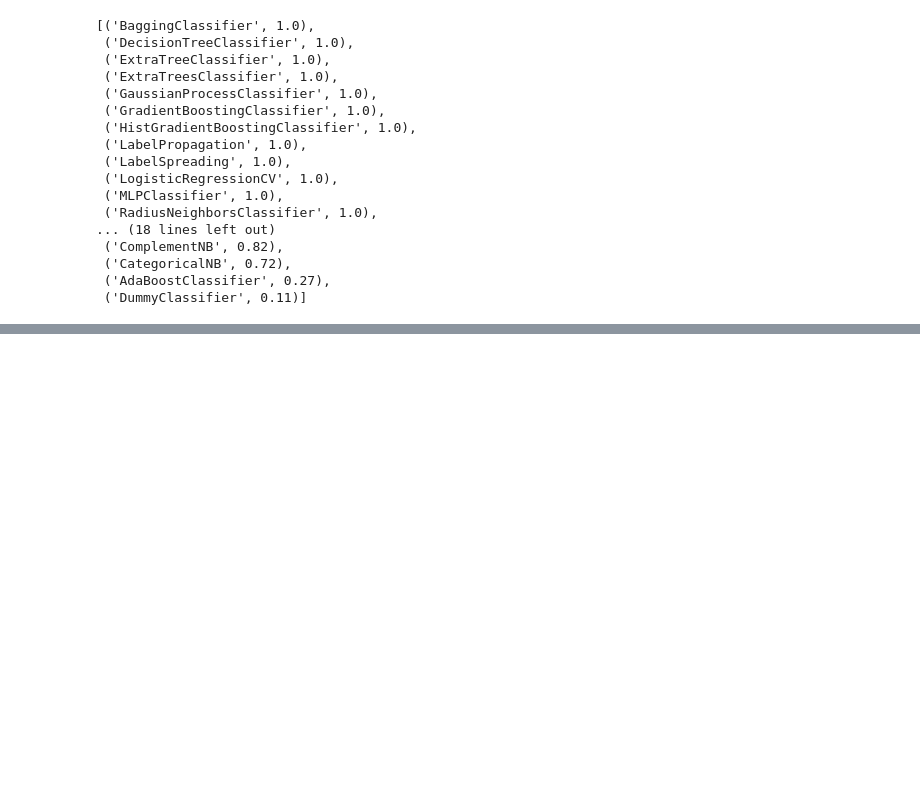
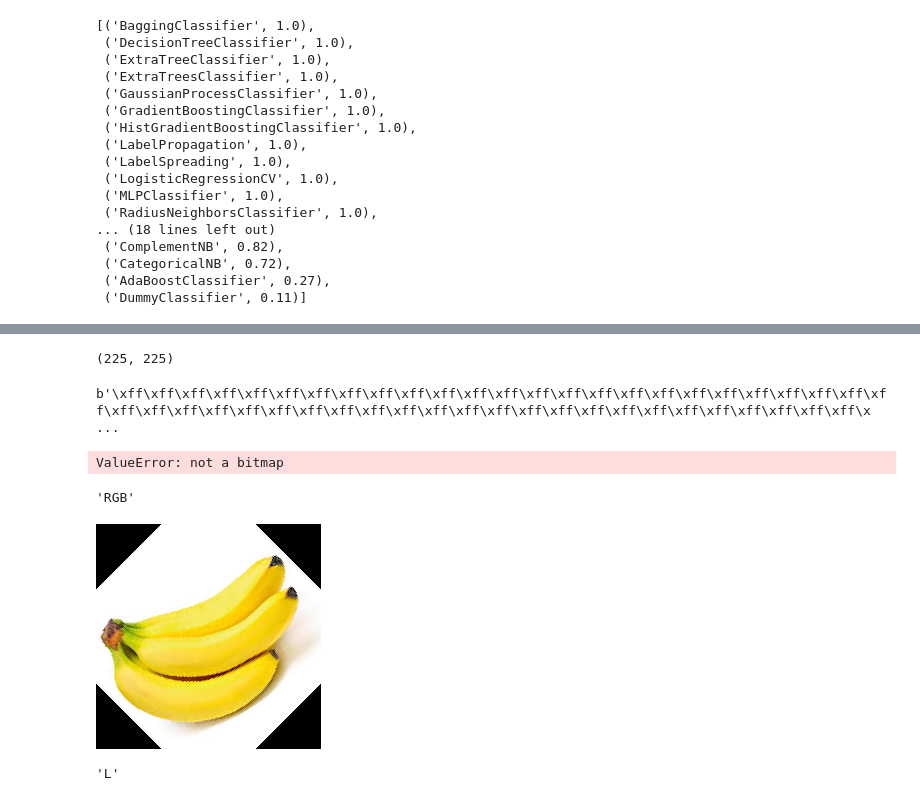
Before and after one commit to hongyeol-seo/ex_dacon_study, a Jupyter notebook: ex_ml/230315_digit(숫자분류).ipynb, the cells around one changed output, grey strips where cells are left out. Saved outputs shown, nothing was run; the diff lists cells and outputs as text; code cells hidden in the pictures; blank space fills up the shorter version.

```diff
--- a/ex_ml/230315_digit(숫자분류).ipynb
+++ b/ex_ml/230315_digit(숫자분류).ipynb
@@ -232,3 +232,14 @@ sorted(result, key=lambda x : x[1], reverse=True) #정렬해서 보여주기
  ('CategoricalNB', 0.72),
  ('AdaBoostClassifier', 0.27),
  ('DummyClassifier', 0.11)]
+# %%
+FILE = r'C:\Users\seo\Desktop\ex_dacon\ex_ml\Banna.jpg'
+# %%
+from PIL import Image
+# im = Image.open("hopper.ppm")
+try :
+
+    im = Image.open(FILE)
+
+except Exception as e:
+    print(e)
@@ -234,0 +250,19 @@ sorted(result, key=lambda x : x[1], reverse=True) #정렬해서 보여주기
+# %%
+#png 이미지 파일 속성
+im.width, im.height
+# %% [output]
+(225, 225)
+# %%
+#이미지 low데이터 가져온것 16진수로 가져옴.
+
+im.tobytes()
+# %% [output]
+b'\xff\xff\xff\xff\xff\xff\xff\xff\xff\xff\xff\xff\xff\xff\xff\xff\xff\xff\xff\xff\xff\xff\xff\xff\xff\xff\xff\xff\xff\xff\xff\xff\xff\xff\xff\xff\xff\xff\xff\xff\xff\xff\xff\xff\xff\xff\xff\xff\xff\x ...
+# %%
+im.tobitmap()
+# %% [output]
+ValueError: not a bitmap
+# %%
+im.mode
+# %% [output]
+'RGB'
@@ -234,0 +271,4 @@ sorted(result, key=lambda x : x[1], reverse=True) #정렬해서 보여주기
+# %%
+im.rotate(45)
+# %% [output]
+[figure, added]
@@ -234,0 +279,4 @@ sorted(result, key=lambda x : x[1], reverse=True) #정렬해서 보여주기
+# %%
+g_img.mode
+# %% [output]
+'L'
```
Also changed, not shown: parts of 5 cells of this notebook, 6 other files.
